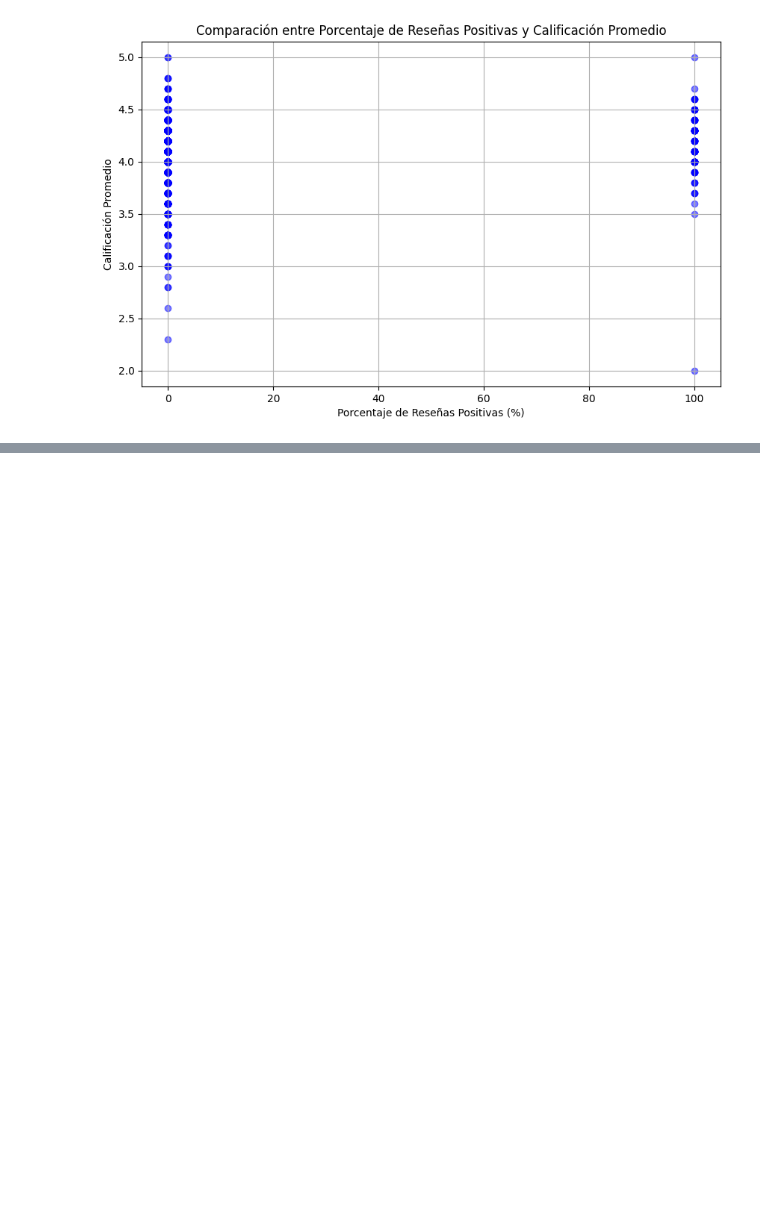
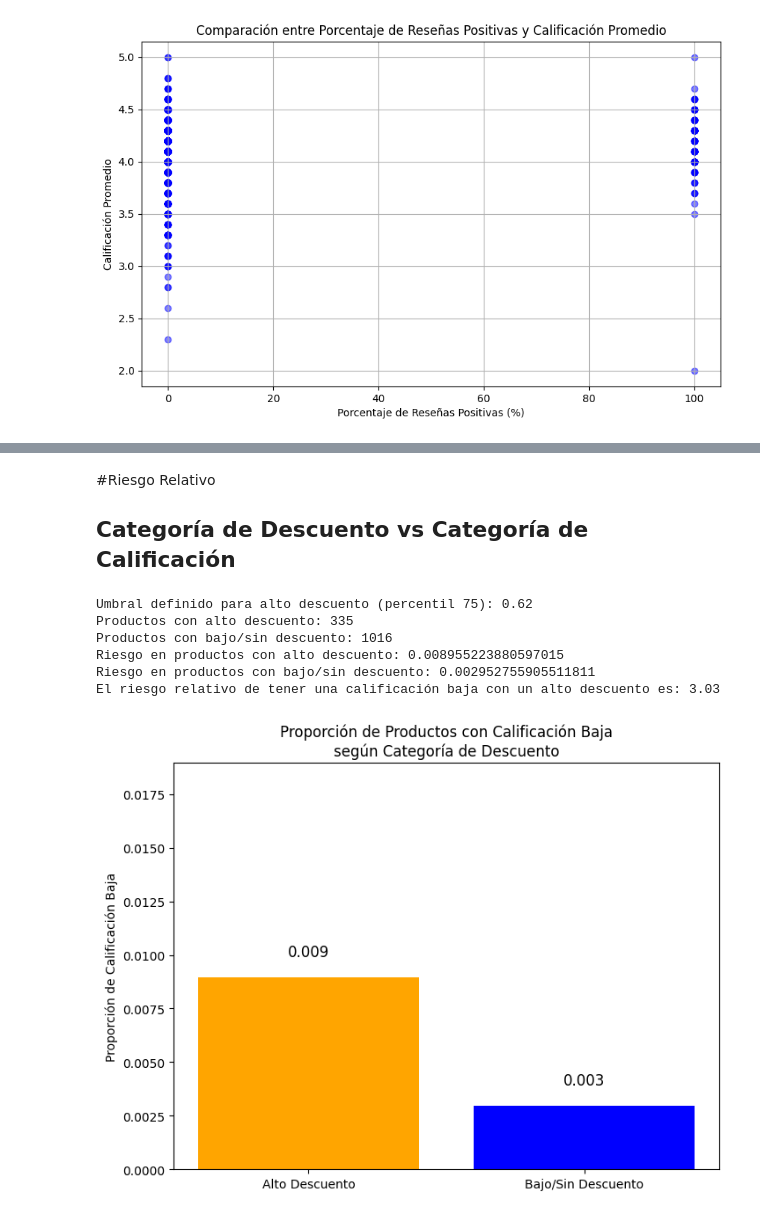
Before and after one commit to Al3jandraMtz/Proyecto4_DataLab, a Jupyter notebook: Proyecto4_DataLab.ipynb, the cells around one changed output, grey strips where cells are left out. Saved outputs shown, nothing was run; the diff lists cells and outputs as text; code cells hidden in the pictures; blank space fills up the shorter version.

```diff
--- a/Proyecto4_DataLab.ipynb
+++ b/Proyecto4_DataLab.ipynb
@@ -1108,0 +1285,70 @@ plt.show()
+# %% [markdown]
+#Riesgo Relativo
+
+## Categoría de Descuento vs Categoría de Calificación
+# %%
+import numpy as np
+
+# Calcular con el percentil 75 para "High Discount" en discount_percentage
+discount_threshold = np.percentile(df['discount_percentage'], 75)
+
+print(f"Umbral definido para alto descuento (percentil 75): {discount_threshold:.2f}")
+
+# Definir el umbral de calificación
+rating_threshold =
+
+# Crear las categorías usando el nuevo umbral
+df['high_discount'] = df['discount_percentage'] > discount_threshold
+df['low_rating'] = df['adjusted_rating'] < rating_threshold
+
+# Verificar cuántos productos hay en cada categoría
+high_discount_count = df['high_discount'].sum()
+low_discount_count = (~df['high_discount']).sum()
+
+print(f"Productos con alto descuento: {high_discount_count}")
+print(f"Productos con bajo/sin descuento: {low_discount_count}")
+
+# Calcular el riesgo en cada grupo
+risk_high_discount = df[df['high_discount']]['low_rating'].mean()
+risk_low_discount = df[~df['high_discount']]['low_rating'].mean()
+
+print(f"Riesgo en productos con alto descuento: {risk_high_discount}")
+print(f"Riesgo en productos con bajo/sin descuento: {risk_low_discount}")
+
+# Evitar la división por cero
+if risk_low_discount != 0:
+    risk_relative = risk_high_discount / risk_low_discount
+    print(f"El riesgo relativo de tener una calificación baja con un alto descuento es: {risk_relative:.2f}")
+else:
+    print("No se puede calcular el riesgo relativo porque el riesgo en productos con bajo/sin descuento es 0.")
+# %% [output]
+Umbral definido para alto descuento (percentil 75): 0.62
+Productos con alto descuento: 335
+Productos con bajo/sin descuento: 1016
+Riesgo en productos con alto descuento: 0.008955223880597015
+Riesgo en productos con bajo/sin descuento: 0.002952755905511811
+El riesgo relativo de tener una calificación baja con un alto descuento es: 3.03
+# %%
+#Gráfica de barras
+import matplotlib.pyplot as plt
+
+# Proporciones de productos con calificación baja en cada grupo
+proportions = [risk_high_discount, risk_low_discount]
+labels = ['Alto Descuento', 'Bajo/Sin Descuento']
+
+# Crear la gráfica de barras
+plt.figure(figsize=(8, 6))
+plt.bar(labels, proportions, color=['orange', 'blue'])
+
+# Añadir detalles a la gráfica
+plt.title('Proporción de Productos con Calificación Baja\nsegún Categoría de Descuento')
+plt.ylabel('Proporción de Calificación Baja')
+plt.ylim(0, max(proportions) + 0.01)  # Ajustar el límite del eje Y para mejor visualización
+
+# Mostrar valores en las barras
+for i, v in enumerate(proportions):
+    plt.text(i, v + 0.001, f'{v:.3f}', ha='center', fontsize=12)
+
+plt.show()
+# %% [output]
+[figure, added]
```
Also changed, not shown: parts of 17 cells of this notebook.
